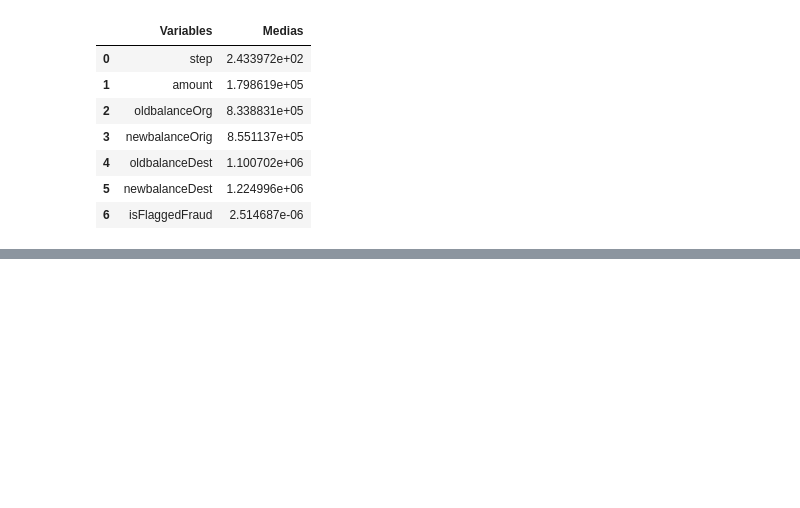
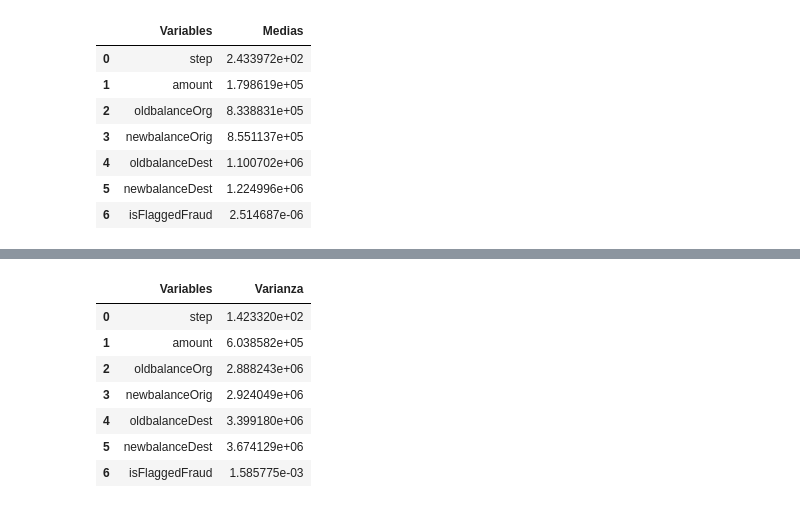
Before and after one commit to Isaias951017/Trabajo-Final-1, a Jupyter notebook: Notebook/analisis.ipynb, the cells around one changed output, grey strips where cells are left out. Saved outputs shown, nothing was run; the diff lists cells and outputs as text; code cells hidden in the pictures; blank space fills up the shorter version.

```diff
--- a/Notebook/analisis.ipynb
+++ b/Notebook/analisis.ipynb
@@ -215,0 +242,13 @@ Medias
+# %%
+Des_Estandar= pd.DataFrame(transacciones.select_dtypes(include='number').std()).reset_index()
+Des_Estandar.columns=['Variables','Desvianzacion Estandar']
+Des_Estandar
+# %% [output]
+|  | Variables | Varianza |
+| 0 | step | 1.423320e+02 |
+| 1 | amount | 6.038582e+05 |
+| 2 | oldbalanceOrg | 2.888243e+06 |
+| 3 | newbalanceOrig | 2.924049e+06 |
+| 4 | oldbalanceDest | 3.399180e+06 |
+| 5 | newbalanceDest | 3.674129e+06 |
+| 6 | isFlaggedFraud | 1.585775e-03 |
```
Also changed, not shown: parts of 5 cells of this notebook.
